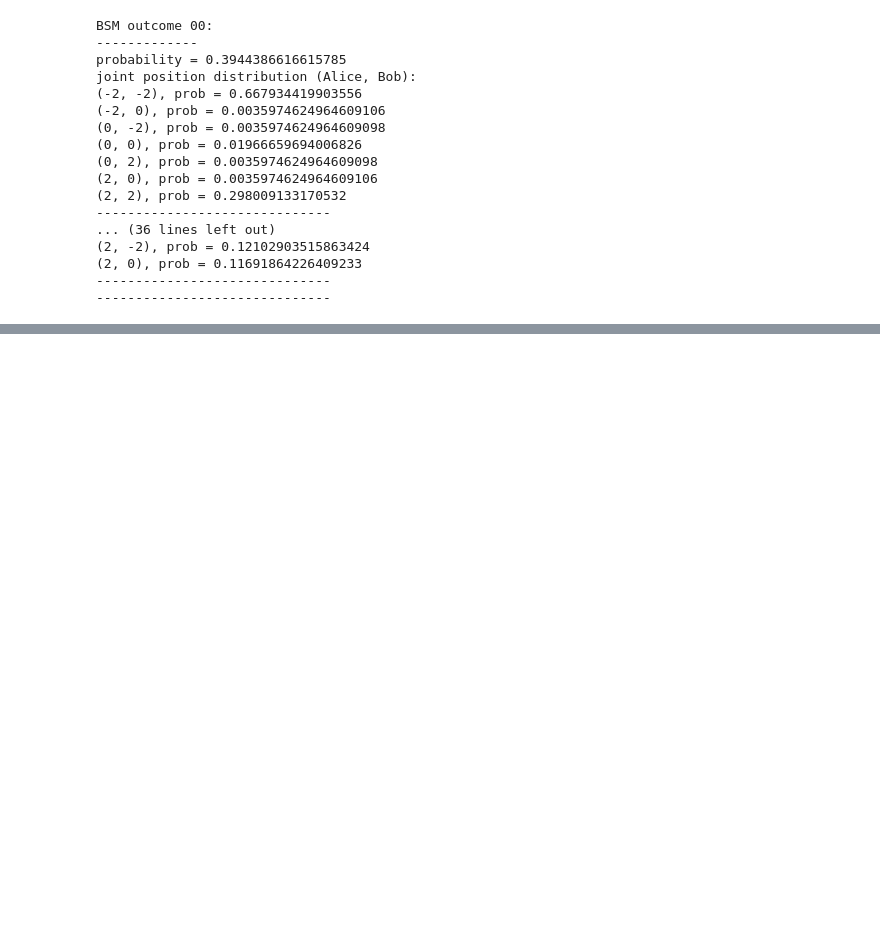
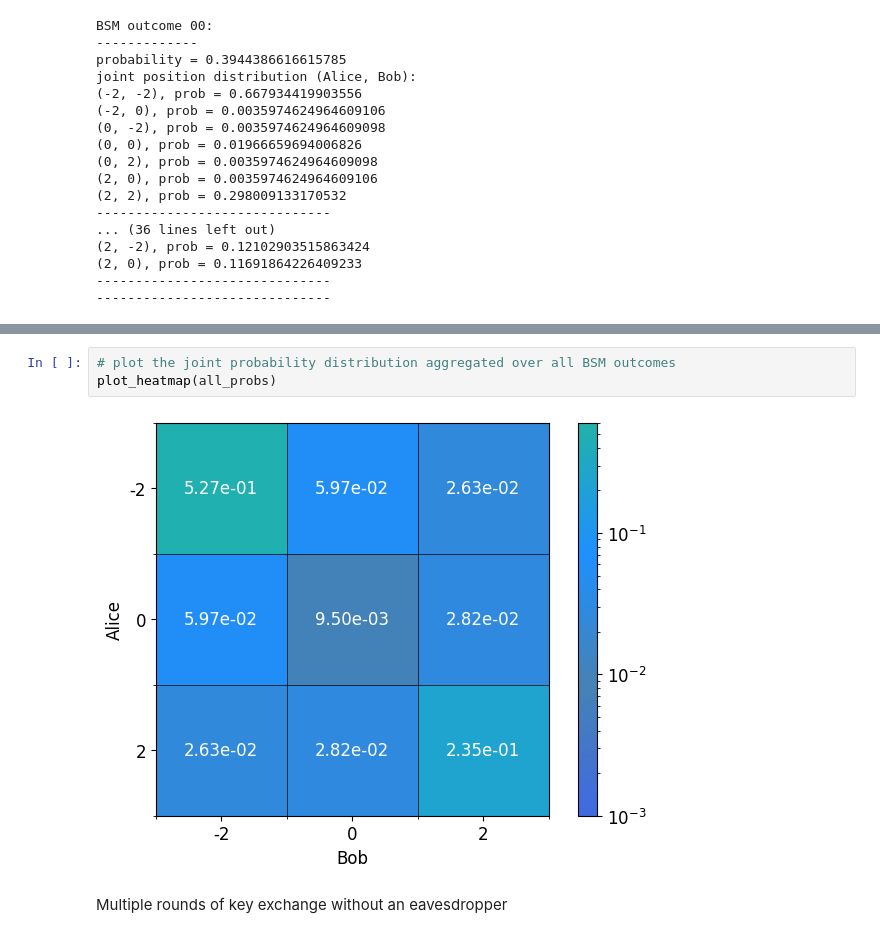
Before and after one commit to jordan0809/Entangled-Walkers-QKD, a Jupyter notebook: notebooks/entangled_quantum_walkers_qkd.ipynb, the cells around one changed output, grey strips where cells are left out. Saved outputs shown, nothing was run; the diff lists cells and outputs as text; blank space fills up the shorter version.

```diff
--- a/notebooks/entangled_quantum_walkers_qkd.ipynb
+++ b/notebooks/entangled_quantum_walkers_qkd.ipynb
@@ -53,0 +88,7 @@ joint position distribution (Alice, Bob):
+# %%
+# plot the joint probability distribution aggregated over all BSM outcomes
+plot_heatmap(all_probs)
+# %% [output]
+[figure, added]
+# %% [markdown]
+Multiple rounds of key exchange without an eavesdropper
```
Also changed, not shown: parts of 11 cells of this notebook, 4 other files.
